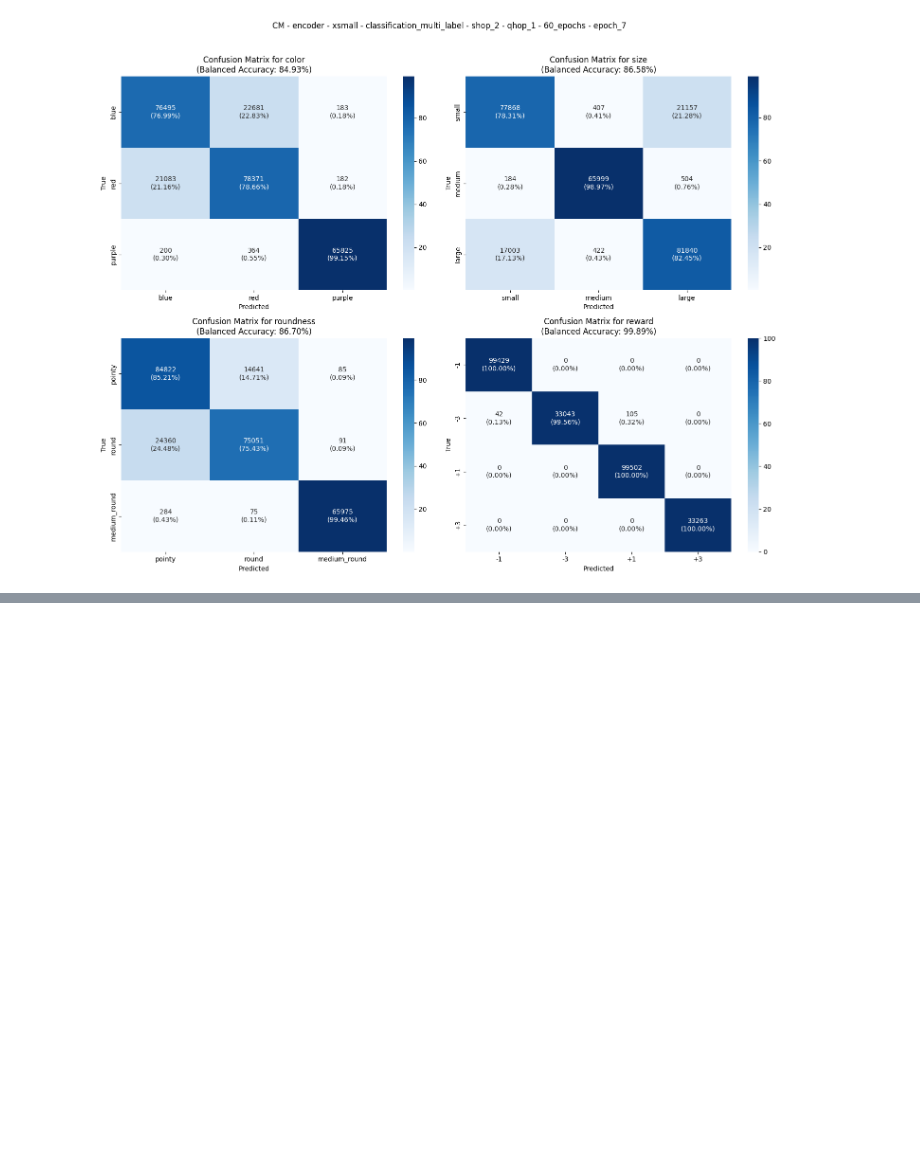
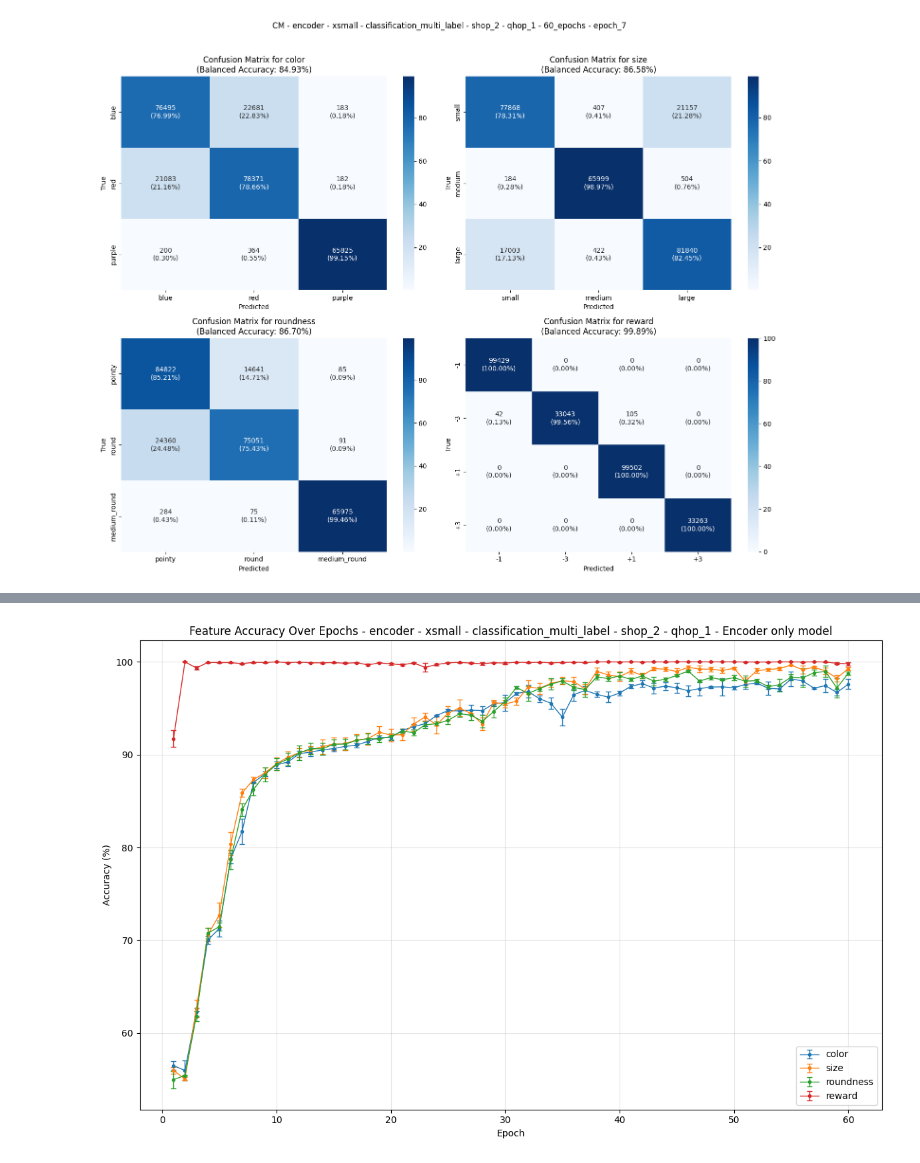
Before and after one commit to simpleParadox/alchemy_latent_structure, a Jupyter notebook: src/notebooks/inspect_predictions.ipynb, the cells around one changed output, grey strips where cells are left out. Cells and saved outputs as stored; diff of their text form; code cells hidden in the pictures; blank space fills up the shorter version.

```diff
--- a/src/notebooks/inspect_predictions.ipynb
+++ b/src/notebooks/inspect_predictions.ipynb
@@ -84,10 +88,10 @@ dummy_array.shape
 # %%
 # Average the predictions across seeds.
-predictions_list = np.array(predictions_list)
-predictions_list = np.mean(predictions_list, axis=0)
-# Average the targets across seeds.
-targets_list = np.array(targets_list)
-targets_list = np.mean(targets_list, axis=0)
+# predictions_list = np.array(predictions_list)
+# predictions_list = np.mean(predictions_list, axis=0)
+# # Average the targets across seeds.
+# targets_list = np.array(targets_list)
+# targets_list = np.mean(targets_list, axis=0)
 # %%
 predictions_list.shape
 # %% [output]
@@ -124,9 +128,11 @@ I should also say that predictions_list, and targets_list have 60 elements - eac
 Only consider the last epoch for the confusion matrix because that's where the model training stopped.
 # %%
 # Get the last epoch's predictions and targets
-last_epoch_predictions = predictions_list[epoch_num - 1]
-last_epoch_targets = targets_list[epoch_num - 1]
-
+seed_idx = 0
+array_predictions_list = np.array(predictions_list[seed_idx])
+array_targets_list = np.array(targets_list[seed_idx])
+last_epoch_predictions = array_predictions_list[epoch_num - 1]
+last_epoch_targets = array_targets_list[epoch_num - 1]
 
 # Define feature slices and names
 feature_slices = {
@@ -193,0 +206,72 @@ Total sum of the confusion matrix: 265384
+# %%
+# Instead of considering the last epoch, we can consider all epochs and plot the accuracy for each feature for each epoch.
+# This will give us a line graph for each feature showing how the accuracy changes over epochs.
+
+# Define feature slices and names
+feature_slices = {
+    'color': slice(0, 3),
+    'size': slice(3, 6),
+    'roundness': slice(6, 9),
+    'reward': slice(9, 13)
+}
+
+feature_names = {
+    'color': ['blue', 'red', 'purple'],
+    'size': ['small', 'medium', 'large'],
+    'roundness': ['pointy', 'round', 'medium_round'],
+    'reward': ['-1', '-3', '+1', '+3']
+}
+# Initialize lists to store accuracies for each feature across epochs and seeds
+accuracies_all_seeds = {feature: [] for feature in feature_slices.keys()}
+
+# Loop through each seed
+for seed_idx in range(len(seed_list)):
+    seed_accuracies = {feature: [] for feature in feature_slices.keys()}
+
+    # Convert to numpy array for easier indexing
+    seed_predictions = np.array(predictions_list[seed_idx])
+    seed_targets = np.array(targets_list[seed_idx])
+
+    # Loop through each epoch for this seed
+    for epoch_idx in tqdm(range(len(seed_predictions))):
+
+        for feature, feature_slice in feature_slices.items():
+            pred_feature = seed_predictions[epoch_idx, :, feature_slice]
+            target_feature = seed_targets[epoch_idx, :, feature_slice]
+
+            pred_labels = np.argmax(pred_feature, axis=1)
+            target_labels = np.argmax(target_feature, axis=1)
+
+            accuracy = np.mean(pred_labels == target_labels) * 100
+            seed_accuracies[feature].append(accuracy)
+
+    # Store this seed's accuracies
+    for feature in feature_slices.keys():
+        accuracies_all_seeds[feature].append(seed_accuracies[feature])
+
+# Convert to numpy arrays and calculate mean and standard error
+mean_accuracies = {}
+std_errors = {}
+
+for feature in feature_slices.keys():
+    # Convert to numpy array: shape (num_seeds, num_epochs)
+    feature_accuracies = np.array(accuracies_all_seeds[feature])
+    mean_accuracies[feature] = np.mean(feature_accuracies, axis=0)
+    std_errors[feature] = np.std(feature_accuracies, axis=0) / np.sqrt(len(seed_list))
+
+# Plotting the accuracies for each feature across epochs with error bars
+plt.figure(figsize=(12, 8))
+for feature in feature_slices.keys():
+    epochs_range = range(1, len(mean_accuracies[feature]) + 1)
+    plt.errorbar(epochs_range, mean_accuracies[feature], yerr=std_errors[feature],
+                label=feature, marker='o', markersize=3, linewidth=1, capsize=3)
+
+plt.title(f'Feature Accuracy Over Epochs - {architecture} - {model_size} - {task_type} - shop_{shop} - qhop_{qhop} - Encoder only model')
+plt.xlabel('Epoch')
+plt.ylabel('Accuracy (%)')
+plt.legend()
+plt.grid(True, alpha=0.3)
+plt.tight_layout()
+plt.show()
+# %% [output]
+[figure, added]
```
Also changed, not shown: parts of 4 cells of this notebook, 1 other file.
